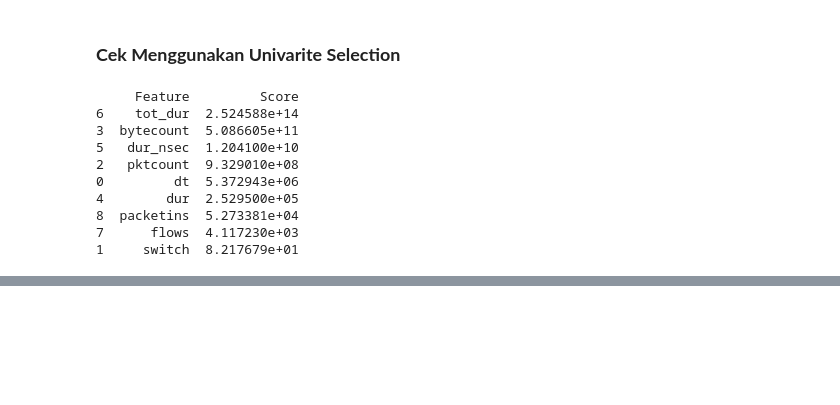
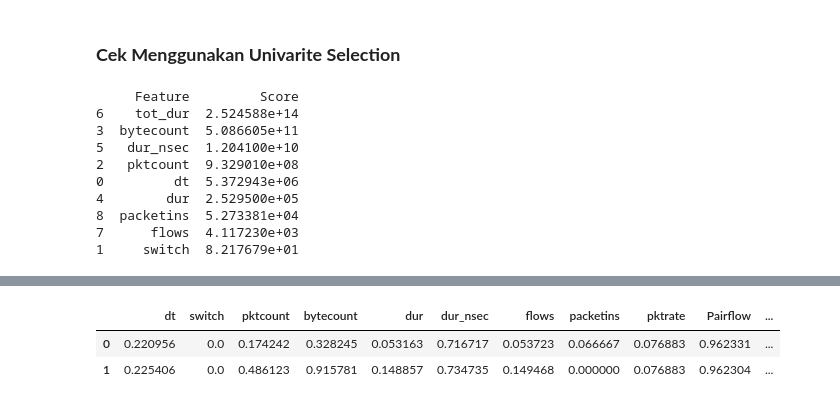
Before and after one commit to RaihanHeggi/entropy_based_ddos_attack, a Jupyter notebook: preprocessing_features_selection.ipynb, the cells around one changed output, grey strips where cells are left out. Cells and saved outputs as stored; diff of their text form; code cells hidden in the pictures; blank space fills up the shorter version.

```diff
--- a/preprocessing_features_selection.ipynb
+++ b/preprocessing_features_selection.ipynb
@@ -402,0 +441,8 @@ print(featureScores.nlargest(15,'Score'))
+# %%
+df_final = scaled_df
+df_final["label"] = df["label"].values
+df_final.head(2)
+# %% [output]
+|  | dt | switch | pktcount | bytecount | dur | dur_nsec | flows | packetins | pktrate | Pairflow | ... |
+| 0 | 0.220956 | 0.0 | 0.174242 | 0.328245 | 0.053163 | 0.716717 | 0.053723 | 0.066667 | 0.076883 | 0.962331 | ... |
+| 1 | 0.225406 | 0.0 | 0.486123 | 0.915781 | 0.148857 | 0.734735 | 0.149468 | 0.000000 | 0.076883 | 0.962304 | ... |
```
Also changed, not shown: parts of 7 cells of this notebook.
